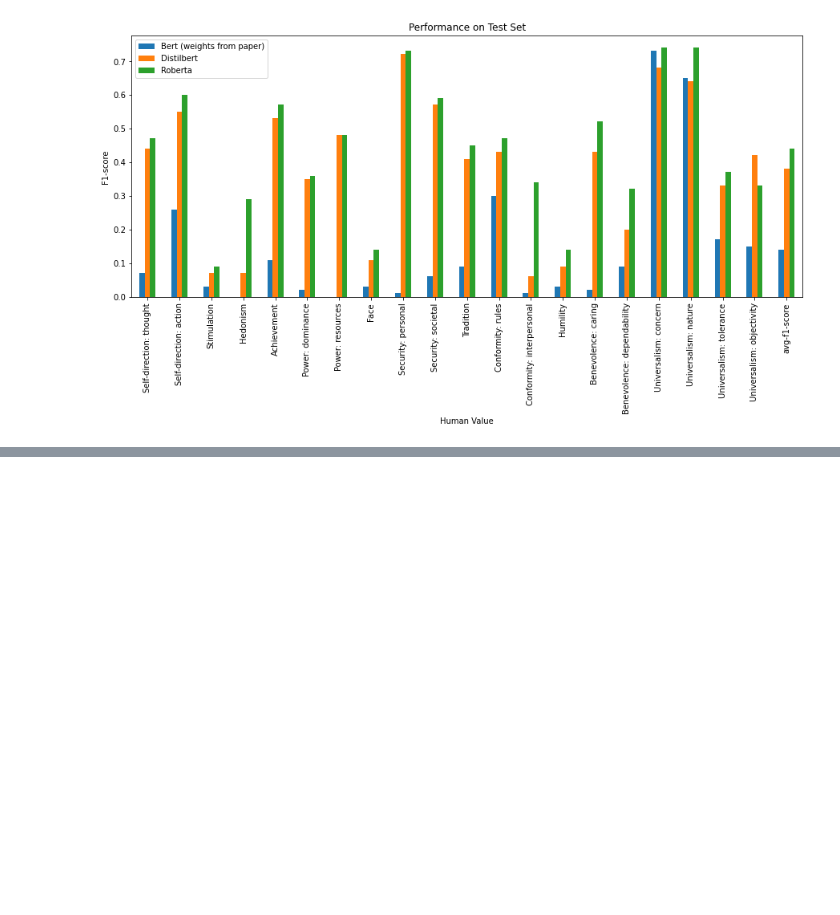
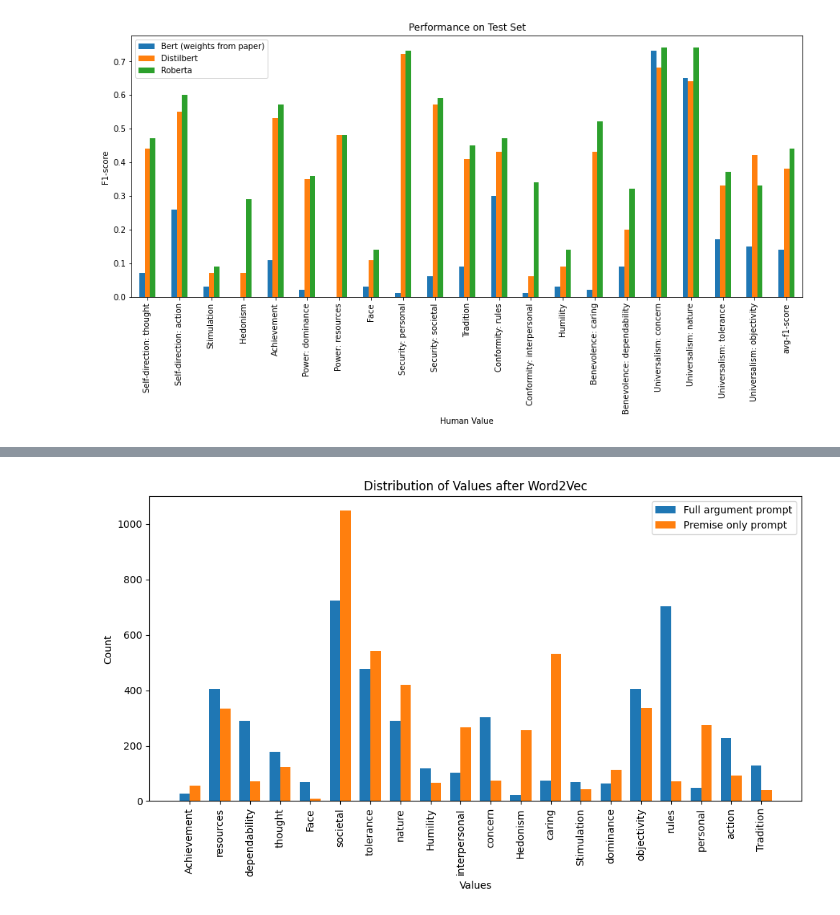
Before and after one commit to Lisa-dk/LTP, a Jupyter notebook: notebook.ipynb, the cells around one changed output, grey strips where cells are left out. Drawn from its saved outputs; the diff is of its cells as text; code cells hidden in the pictures; blank space fills up the shorter version.

Commit message:
applied MLM without finetuning and then word2vec for class mapping

```diff
--- a/notebook.ipynb
+++ b/notebook.ipynb
@@ -363,0 +510,4 @@ plt.show()
+# %%
+data["test"]["Prediction_1"] = all_mappings_1
+data["test"]["Prediction_2"] = all_mappings_2
+data["test"].head()
@@ -363,0 +521,12 @@ plt.show()
+# %%
+def one_hot_encode(words):
+    encoding = np.zeros(len(label_values_single), dtype=int)
+    for word in words:
+        if word in label_values_single:
+            encoding[label_values_single.index(word)] = 1
+    return encoding
+
+data["test"]['Pred_1_one_hot'] = data["test"]['Prediction_1'].apply(lambda x: one_hot_encode(x))
+data["test"]['Pred_2_one_hot'] = data["test"]['Prediction_2'].apply(lambda x: one_hot_encode(x))
+
+data["test"].head()
@@ -363,0 +540,33 @@ plt.show()
+# %%
+import pandas as pd
+import matplotlib.pyplot as plt
+
+flat_strings1 = [item for sublist in data["test"]['Prediction_1'] for item in sublist]
+flat_strings2 = [item for sublist in data["test"]['Prediction_2'] for item in sublist]
+
+string_counts1 = pd.Series(flat_strings1).value_counts()
+string_counts2 = pd.Series(flat_strings2).value_counts()
+
+unique_strings = list(set(string_counts1.index) | set(string_counts2.index))
+
+string_counts1 = string_counts1.reindex(unique_strings, fill_value=0)
+string_counts2 = string_counts2.reindex(unique_strings, fill_value=0)
+
+x = np.arange(len(unique_strings))
+
+width = 0.35
+fig, ax = plt.subplots(figsize=(10, 6))
+rects1 = ax.bar(x - width/2, string_counts1, width, label='Full argument prompt')
+rects2 = ax.bar(x + width/2, string_counts2, width, label='Premise only prompt')
+
+ax.set_xlabel('Values')
+ax.set_ylabel('Count')
+ax.set_title('Distribution of Values after Word2Vec')
+ax.set_xticks(x)
+ax.set_xticklabels(unique_strings, rotation=90)
+ax.legend()
+
+plt.tight_layout()
+plt.show()
+# %% [output]
+[figure, added]
```
Also changed, not shown: parts of 19 cells of this notebook, 1 other file.
